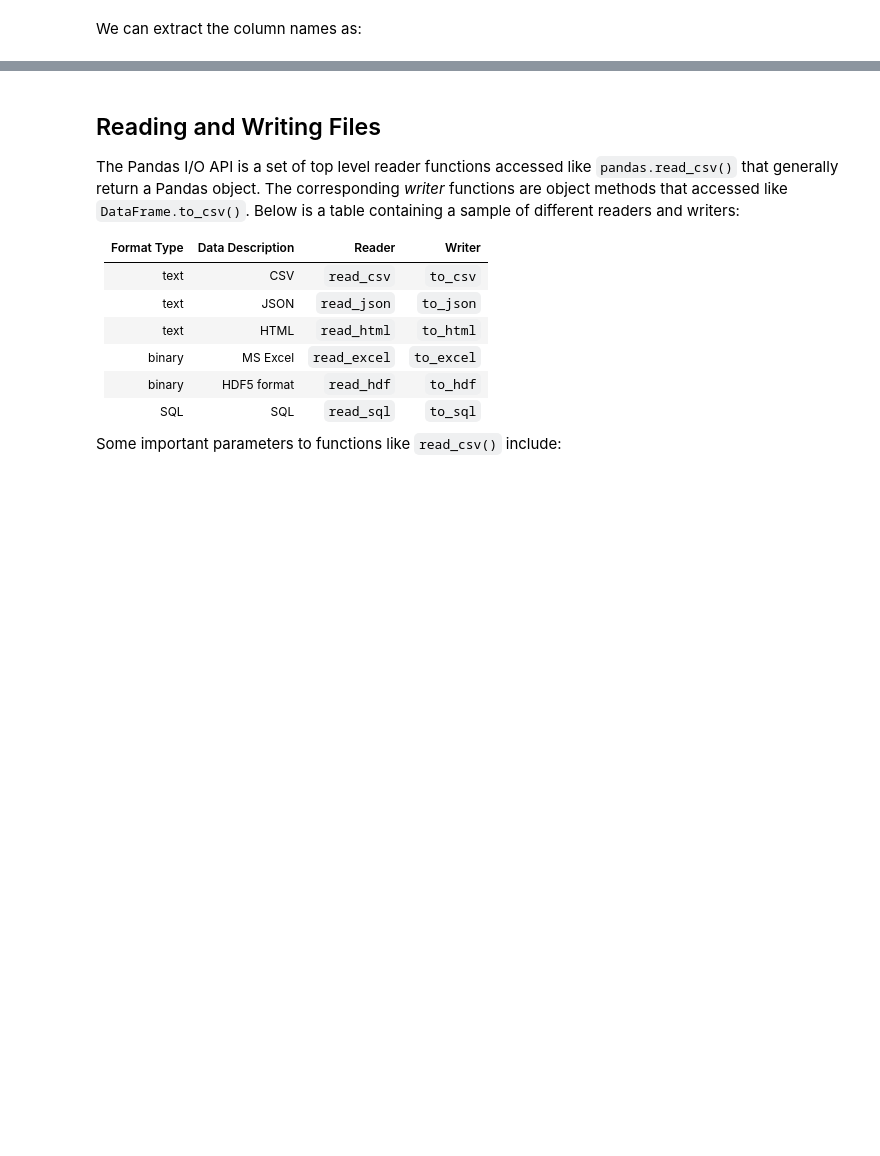
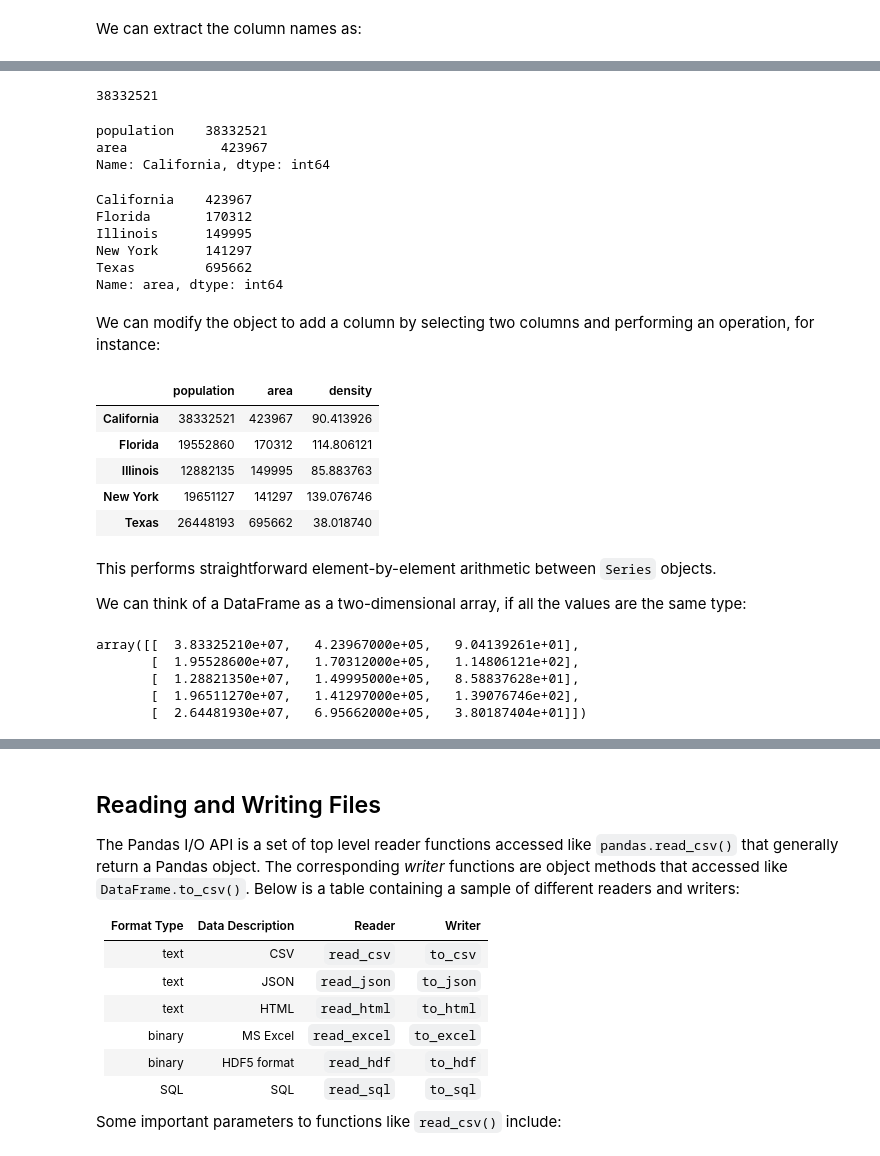
Before and after one commit to ecs-vlc/PythonTeaching, a Jupyter notebook: 03-Data/01 Pandas Basics.ipynb, the cells around one changed output, grey strips where cells are left out. Saved outputs shown, nothing was run; the diff lists cells and outputs as text; code cells hidden in the pictures; blank space fills up the shorter version.

```diff
--- a/03-Data/01 Pandas Basics.ipynb
+++ b/03-Data/01 Pandas Basics.ipynb
@@ -139,0 +151,7 @@ data.head()
+# %%
+population = {'California': 38332521,'Texas': 26448193,
+              'New York': 19651127,'Florida': 19552860,
+              'Illinois': 12882135}
+area = {'California': 423967, 'Texas': 695662, 'New York': 141297,
+             'Florida': 170312, 'Illinois': 149995}
+states = pd.DataFrame({"population":population, "area":area})
@@ -170,0 +311,43 @@ df
+# %%
+states.loc["California","population"]
+# %% [output]
+38332521
+# %%
+states.iloc[0, :]
+# %% [output]
+population    38332521
+area            423967
+Name: California, dtype: int64
+# %%
+states.area
+# %% [output]
+California    423967
+Florida       170312
+Illinois      149995
+New York      141297
+Texas         695662
+Name: area, dtype: int64
+# %% [markdown]
+We can modify the object to add a column by selecting two columns and performing an operation, for instance:
+# %%
+states["density"] = states["population"] / states["area"]
+states
+# %% [output]
+|  | population | area | density |
+| California | 38332521 | 423967 | 90.413926 |
+| Florida | 19552860 | 170312 | 114.806121 |
+| Illinois | 12882135 | 149995 | 85.883763 |
+| New York | 19651127 | 141297 | 139.076746 |
+| Texas | 26448193 | 695662 | 38.018740 |
+# %% [markdown]
+This performs straightforward element-by-element arithmetic between `Series` objects.
+
+We can think of a DataFrame as a two-dimensional array, if all the values are the same type:
+# %%
+states.values
+# %% [output]
+array([[  3.83325210e+07,   4.23967000e+05,   9.04139261e+01],
+       [  1.95528600e+07,   1.70312000e+05,   1.14806121e+02],
+       [  1.28821350e+07,   1.49995000e+05,   8.58837628e+01],
+       [  1.96511270e+07,   1.41297000e+05,   1.39076746e+02],
+       [  2.64481930e+07,   6.95662000e+05,   3.80187404e+01]])
```
Also changed, not shown: parts of 138 cells of this notebook, 9 other files.
